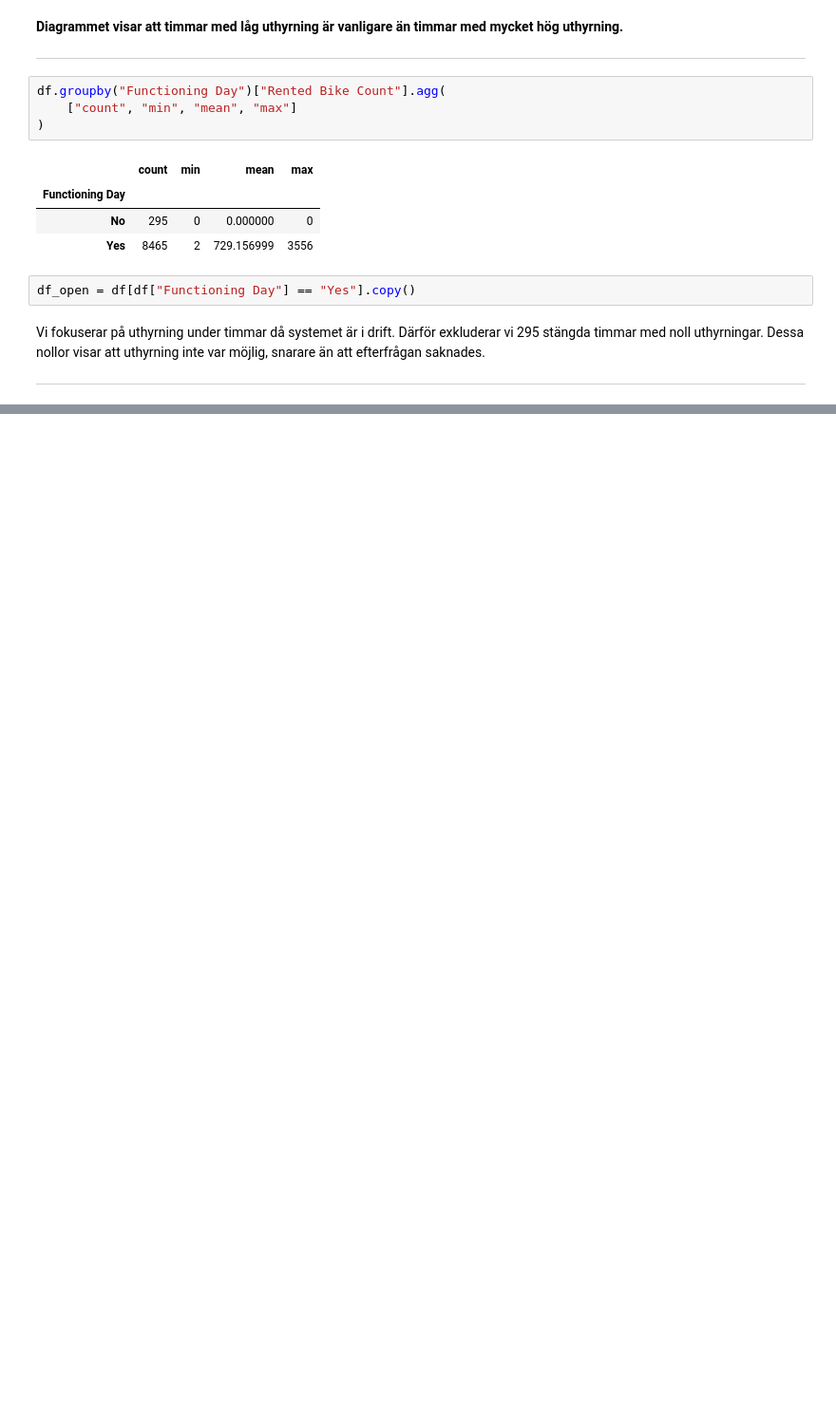
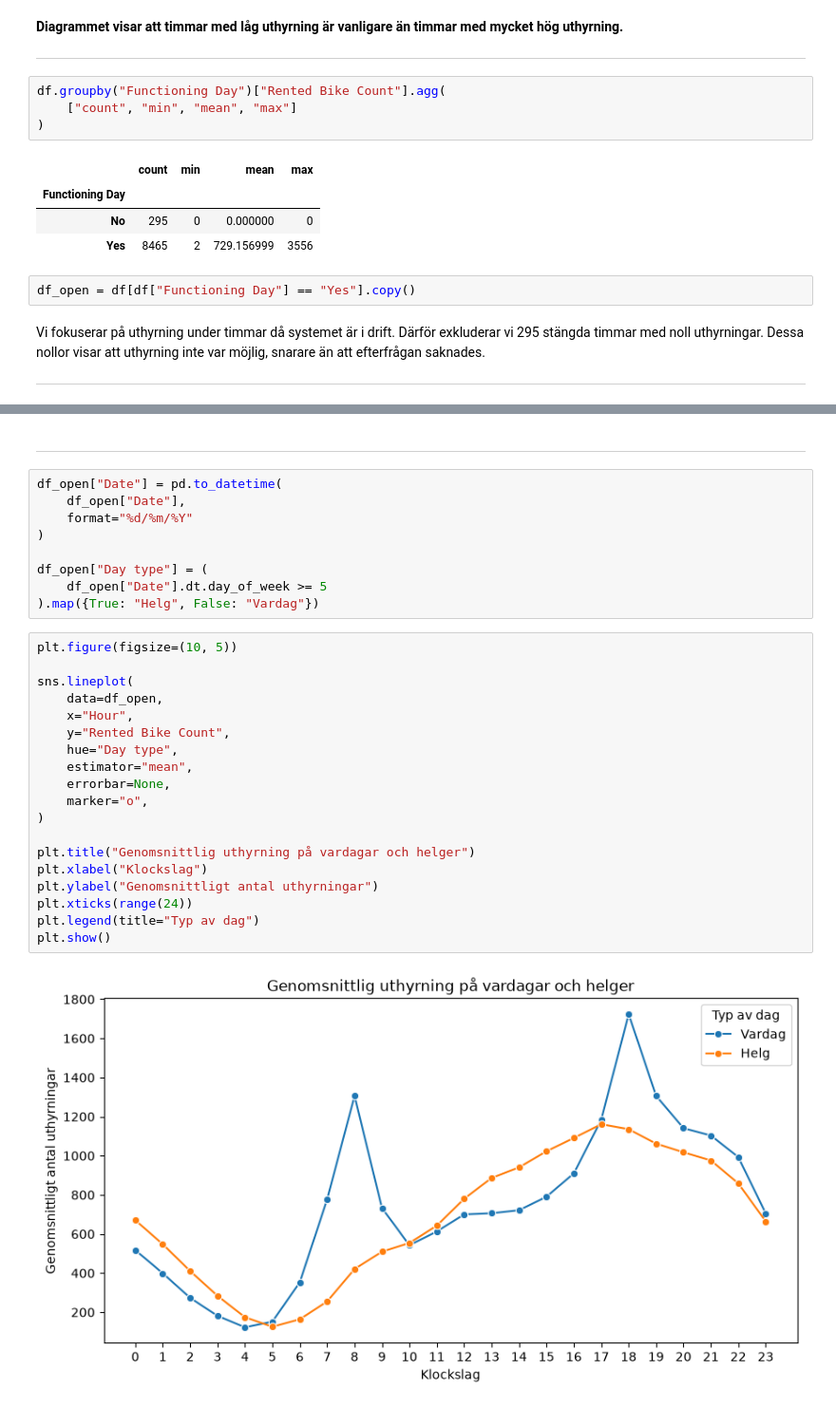
Before and after one commit to ThatMayBeTheCase/seoul-bike-demand, a Jupyter notebook: notebooks/1_exploration.ipynb, the cells around one changed output, grey strips where cells are left out. Shown at 95% size. Drawn from its saved outputs; the diff is of its cells as text; blank space fills up the shorter version.

```diff
--- a/notebooks/1_exploration.ipynb
+++ b/notebooks/1_exploration.ipynb
@@ -127,0 +204,32 @@ Vi fokuserar på uthyrning under timmar då systemet är i drift. Därför exklu
+# %% [markdown]
+---
+# %%
+df_open["Date"] = pd.to_datetime(
+    df_open["Date"],
+    format="%d/%m/%Y"
+)
+
+df_open["Day type"] = (
+    df_open["Date"].dt.day_of_week >= 5
+).map({True: "Helg", False: "Vardag"})
+# %%
+plt.figure(figsize=(10, 5))
+
+sns.lineplot(
+    data=df_open,
+    x="Hour",
+    y="Rented Bike Count",
+    hue="Day type",
+    estimator="mean",
+    errorbar=None,
+    marker="o",
+)
+
+plt.title("Genomsnittlig uthyrning på vardagar och helger")
+plt.xlabel("Klockslag")
+plt.ylabel("Genomsnittligt antal uthyrningar")
+plt.xticks(range(24))
+plt.legend(title="Typ av dag")
+plt.show()
+# %% [output]
+[figure, added]
```
Also changed, not shown: parts of 10 cells of this notebook.
